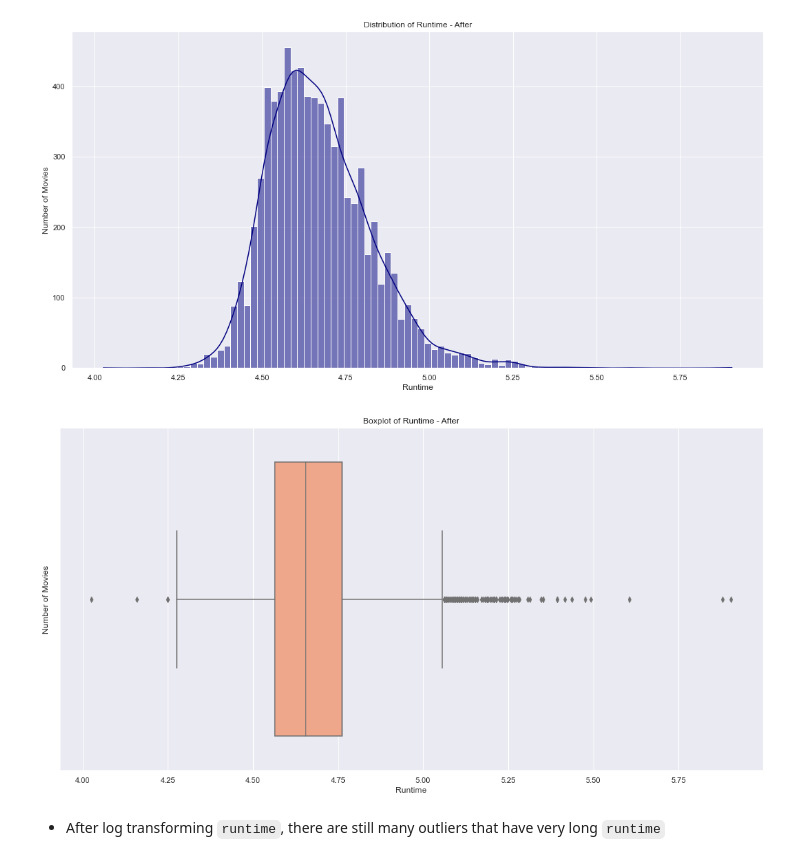
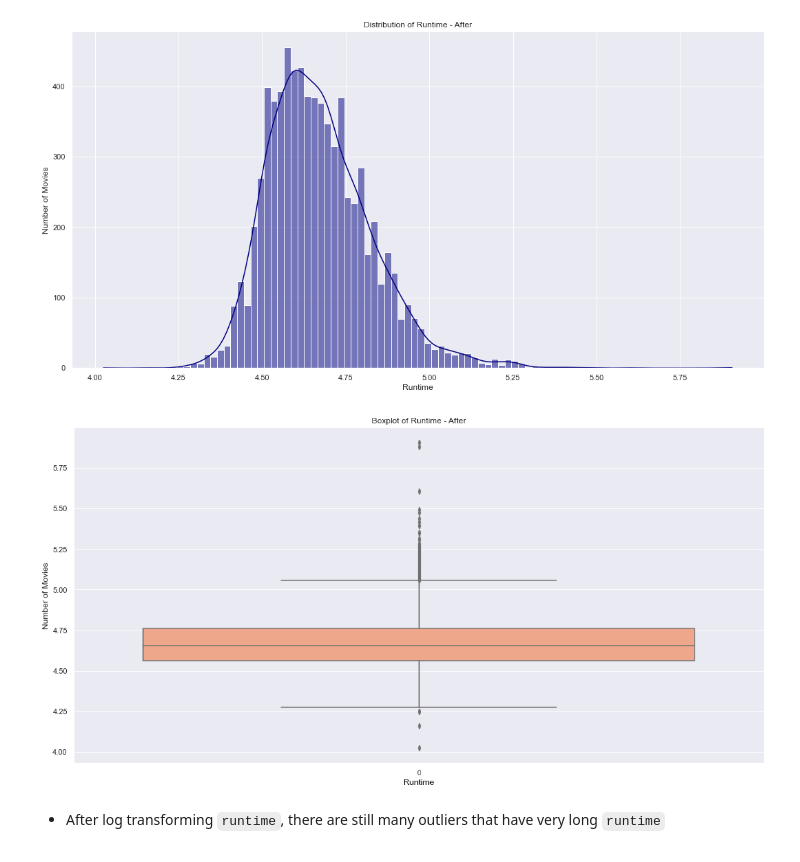
Before and after one commit to chengyaolee/SC1015-DSAI-Project, a Jupyter notebook: MiniProject2023_Team2.ipynb, the cells around one changed output. Cells and saved outputs as stored; diff of their text form; code cells hidden in the pictures.

```diff
--- a/MiniProject2023_Team2.ipynb
+++ b/MiniProject2023_Team2.ipynb
@@ -812,13 +814,13 @@ plt.show()
 # %%
 # Boxplot for runtime after adjusting skewness
 f, ax = plt.subplots(figsize=(18,9))
-sns.boxplot(data['runtime'], color="lightsalmon", orient = "h")
+sns.boxplot(data['runtime'], color="lightsalmon")
 ax.set(ylabel="Number of Movies")
 ax.set(xlabel="Runtime")
 ax.set(title="Boxplot of Runtime - After")
 plt.show()
 # %% [output]
-[figure, old version]
+[figure, new version]
 # %% [markdown]
 * After log transforming `runtime`, there are still many outliers that have very long `runtime`
 # %% [markdown]
```
Also changed, not shown: parts of 10 cells of this notebook.
